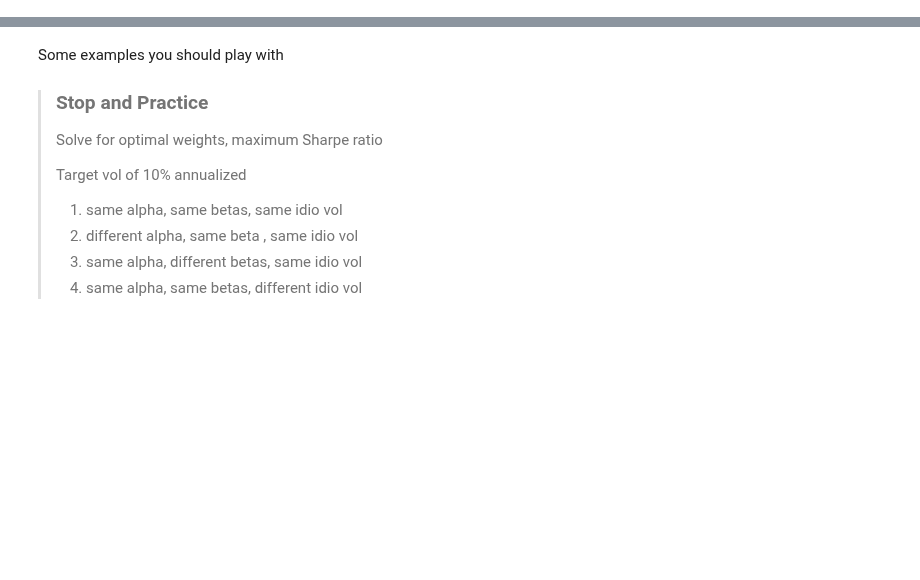
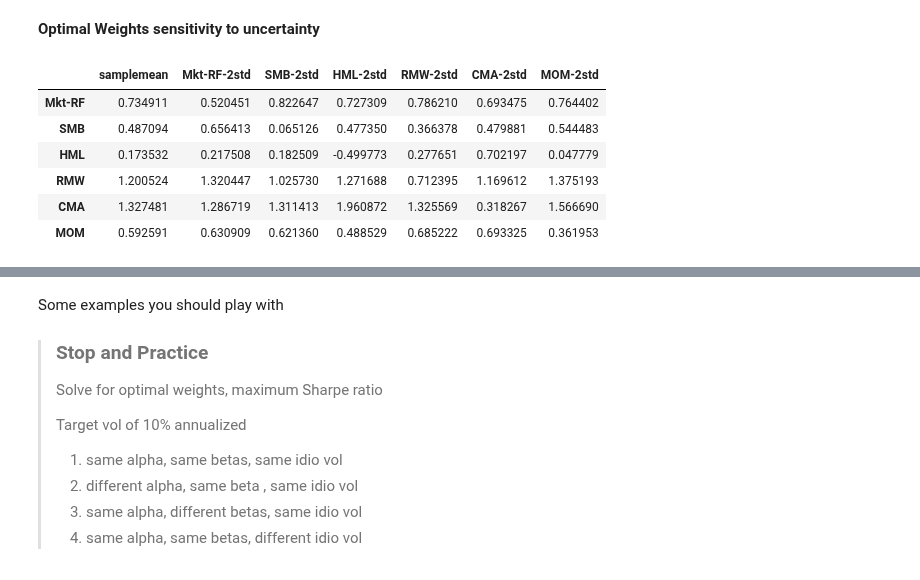
Before and after one commit to jdp9675/UG54, a Jupyter notebook: chapters/Finance/CapitalAllocationII.ipynb, the cells around one changed output, grey strips where cells are left out. Saved outputs shown, nothing was run; the diff lists cells and outputs as text; code cells hidden in the pictures; blank space fills up the shorter version.

```diff
--- a/chapters/Finance/CapitalAllocationII.ipynb
+++ b/chapters/Finance/CapitalAllocationII.ipynb
@@ -60,0 +148,42 @@ def get_factors(factors='CAPM',freq='daily'):
+# %% [markdown]
+**Optimal Weights sensitivity to uncertainty**
+# %%
+# lets look at what happens with weights and Sharpes as we manipulate the mean of the market return by one standard deviation
+
+
+
+Wmve=pd.DataFrame([],index=df.columns)
+
+ERe=df.mean()
+CovRe=df.cov()
+T=df.shape[0]
+
+for asset in df.columns:
+    manipulation=2
+    mu=df[asset].mean()
+    # the standard deviation of the sample mean is the standard deviation of the asset divided by the square root of the number of observations
+    musigma=df[asset].std()/T**0.5
+    # I am creating a copy of the average return vector so I can manipulate it below
+    ERemsig=ERe.copy()
+
+    ERemsig[asset]=mu-manipulation*musigma
+
+    # mve for sample mean
+
+    W=np.linalg.inv(CovRe) @ ERe
+    Wmve['samplemean'] =W / np.sqrt(W @ CovRe @ W.T) * 0.16/12**0.5
+    # mve for perturbed mean
+    W =np.linalg.inv(CovRe) @ ERemsig
+    # lets leverage it to have a yearly vol of 16%  similar to the market
+    # the 12**0.5 is due to the fact that the data is monthly
+    Wmve[asset+'-'+str(manipulation)+'std'] = W / np.sqrt(W @ CovRe @ W.T) * 0.16/12**0.5
+
+Wmve
+# %% [output]
+|  | samplemean | Mkt-RF-2std | SMB-2std | HML-2std | RMW-2std | CMA-2std | MOM-2std |
+| Mkt-RF | 0.734911 | 0.520451 | 0.822647 | 0.727309 | 0.786210 | 0.693475 | 0.764402 |
+| SMB | 0.487094 | 0.656413 | 0.065126 | 0.477350 | 0.366378 | 0.479881 | 0.544483 |
+| HML | 0.173532 | 0.217508 | 0.182509 | -0.499773 | 0.277651 | 0.702197 | 0.047779 |
+| RMW | 1.200524 | 1.320447 | 1.025730 | 1.271688 | 0.712395 | 1.169612 | 1.375193 |
+| CMA | 1.327481 | 1.286719 | 1.311413 | 1.960872 | 1.325569 | 0.318267 | 1.566690 |
+| MOM | 0.592591 | 0.630909 | 0.621360 | 0.488529 | 0.685222 | 0.693325 | 0.361953 |
```
Also changed, not shown: parts of 14 cells of this notebook, 2 other files.
